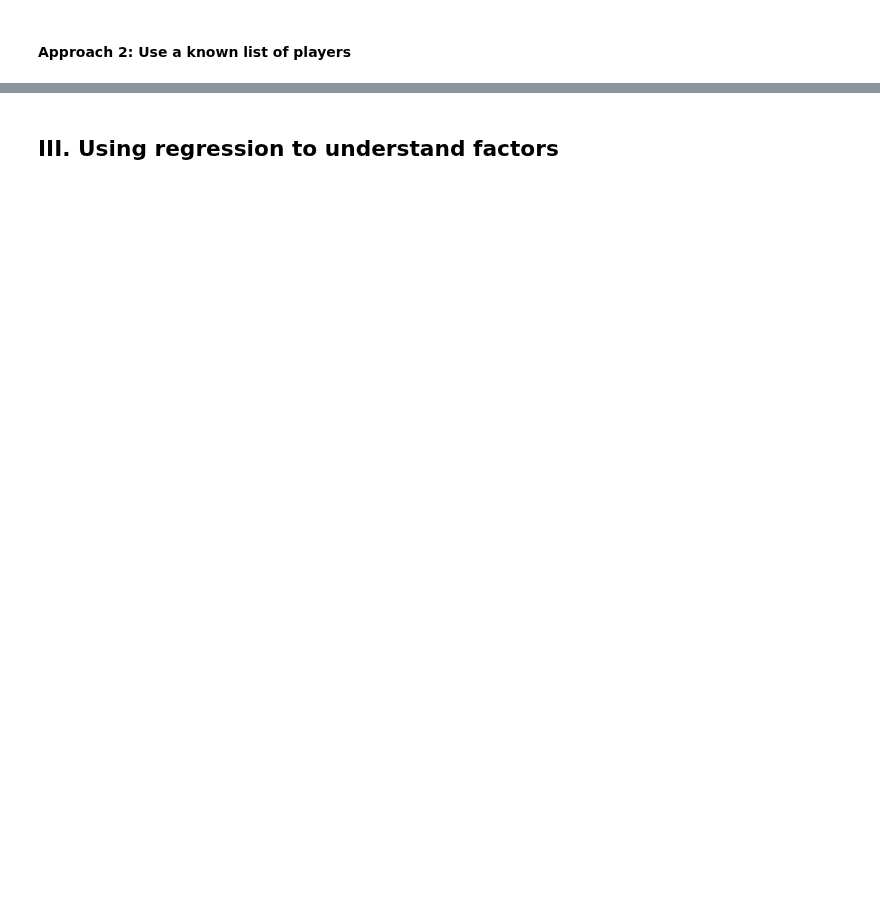
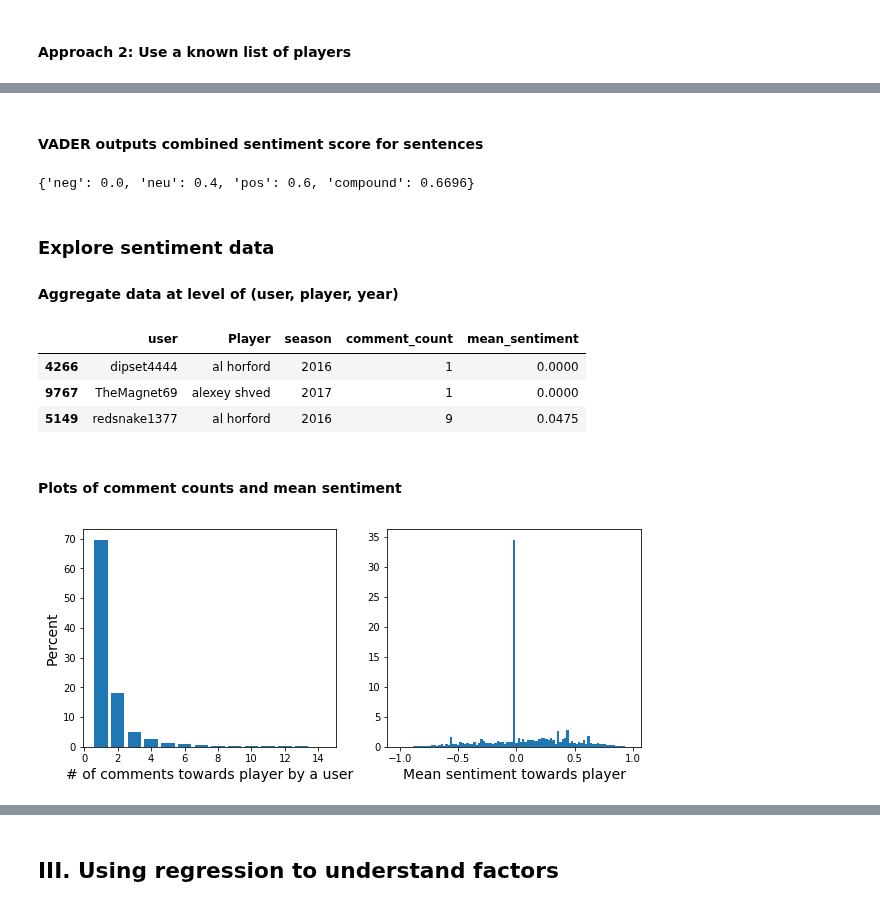
Before and after one commit to map222/trailofpapers, a Jupyter notebook: sentiment_sports/paper/daml_presentation.ipynb, the cells around one changed output, grey strips where cells are left out. Drawn from its saved outputs; the diff is of its cells as text; code cells hidden in the pictures; blank space fills up the shorter version.

```diff
--- a/sentiment_sports/paper/daml_presentation.ipynb
+++ b/sentiment_sports/paper/daml_presentation.ipynb
@@ -108,0 +212,23 @@ LookupError:
+# %% [markdown]
+#### VADER outputs combined sentiment score for sentences
+# %%
+sid.polarity_scores('Cedi is the best!')
+# %% [output]
+{'neg': 0.0, 'neu': 0.4, 'pos': 0.6, 'compound': 0.6696}
+# %% [markdown]
+### Explore sentiment data
+
+#### Aggregate data at level of (user, player, year)
+# %%
+user_player_df[['user', 'Player', 'season', 'comment_count', 'mean_sentiment']].sample(3)
+# %% [output]
+|  | user | Player | season | comment_count | mean_sentiment |
+| 4266 | dipset4444 | al horford | 2016 | 1 | 0.0000 |
+| 9767 | TheMagnet69 | alexey shved | 2017 | 1 | 0.0000 |
+| 5149 | redsnake1377 | al horford | 2016 | 9 | 0.0475 |
+# %% [markdown]
+#### Plots of comment counts and mean sentiment
+# %%
+Graphing code would go here
+# %% [output]
+[figure, added]
```
Also changed, not shown: parts of 88 cells of this notebook.
